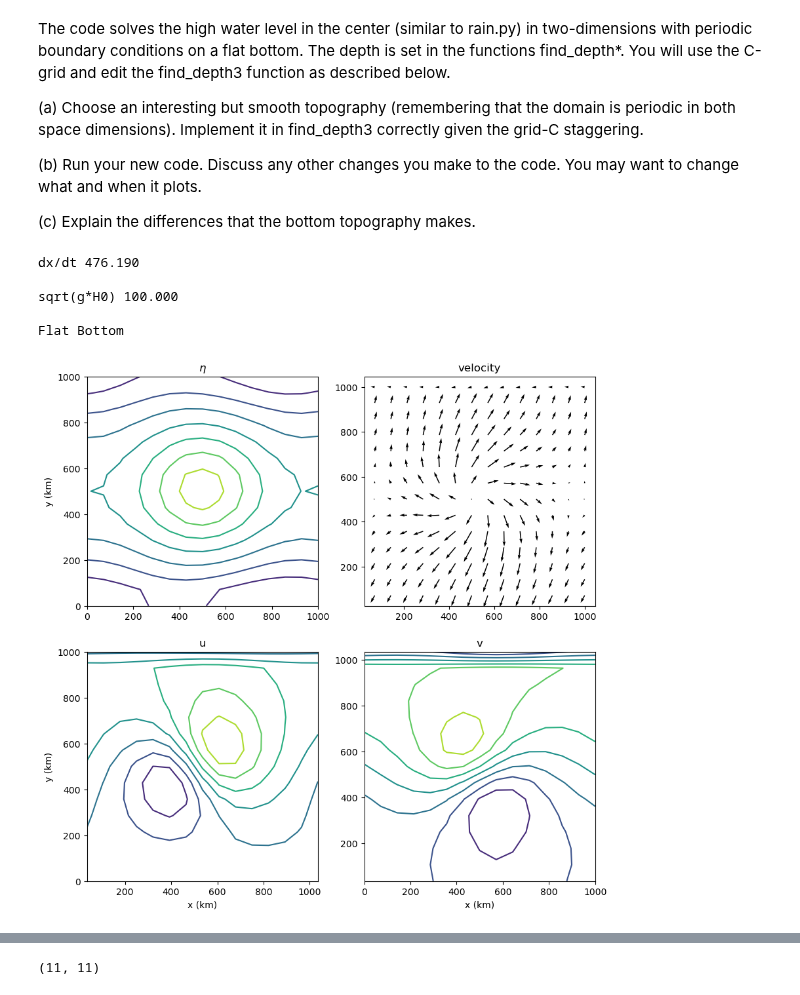
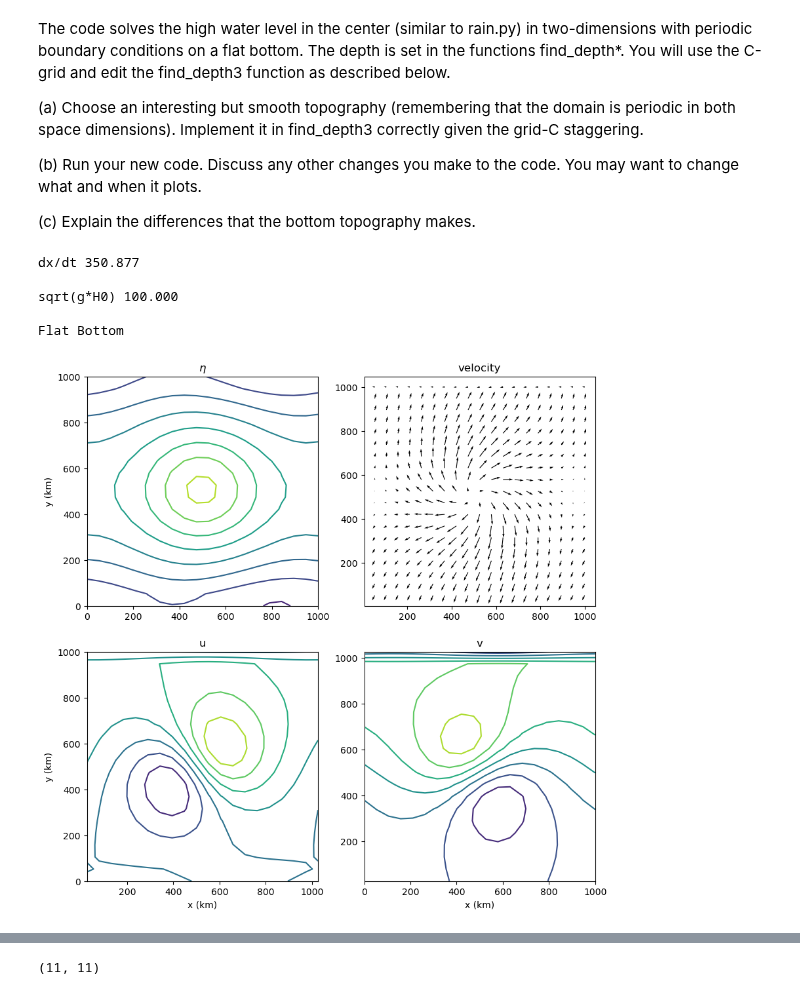
Before and after one commit to valenzuela12/numeric_2024, a Jupyter notebook: notebooks/lab7/Assignment_Lab7b.ipynb, the cells around one changed output, grey strips where cells are left out. Drawn from its saved outputs; the diff is of its cells as text; code cells hidden in the pictures.

```diff
--- a/notebooks/lab7/Assignment_Lab7b.ipynb
+++ b/notebooks/lab7/Assignment_Lab7b.ipynb
@@ -30,14 +30,14 @@ find_depth3 function as described below.
 # %%
 import importlib
 importlib.reload(interactive1)
-interactive1.interactive1(grid=3, ngrid=15, dt=150, T=4*3600)
+interactive1.interactive1(grid=3, ngrid=20, dt=150, T=4*3600)
 # %% [output]
-dx/dt 476.190
+dx/dt 350.877
 
 sqrt(g*H0) 100.000
 
 Flat Bottom
-[figure, old version]
+[figure, new version]
 # %%
 importlib.reload(interactive_vicente)
 interactive_vicente.interactive1(grid=3, ngrid=20, dt=150, T=4*3600)
```
Also changed, not shown: parts of 4 cells of this notebook, 1 other file.
